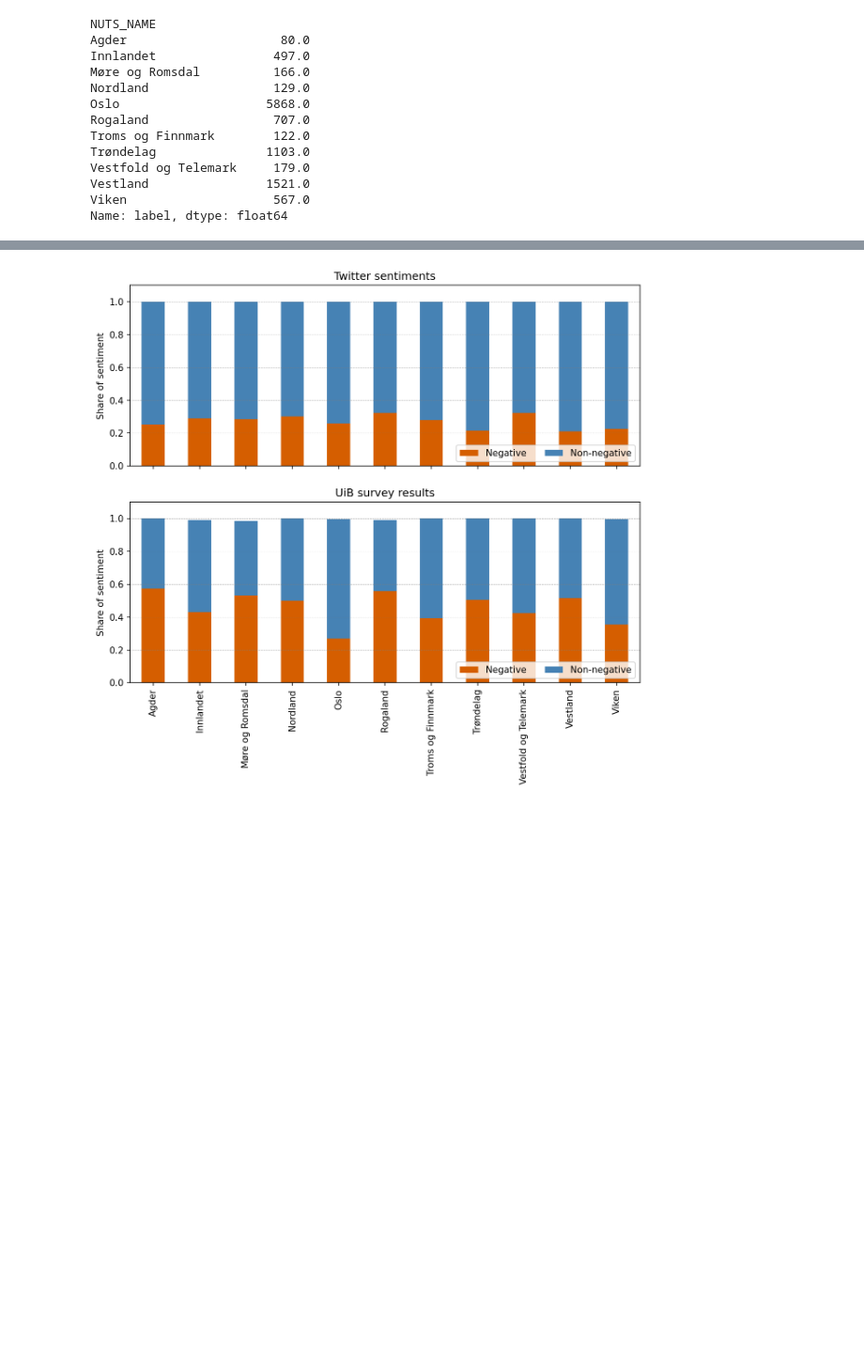
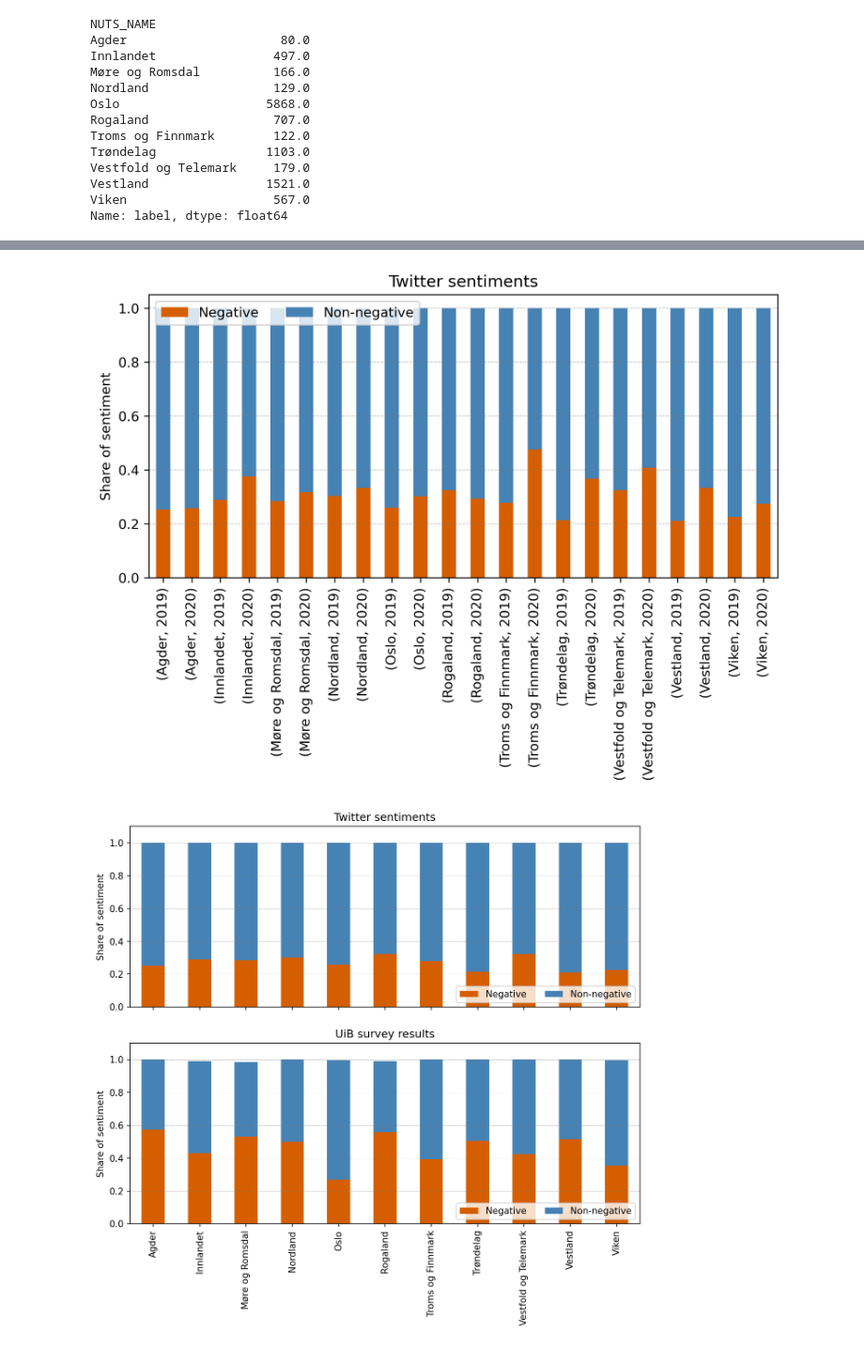
Before and after one commit to OskarVagero/sentiment-analysis-we, a Jupyter notebook: python_scripts/proj_twitt_sentiment/comparative_temporal.ipynb, the cells around one changed output, grey strips where cells are left out. Shown at 94% size. Cells and saved outputs as stored; diff of their text form; code cells hidden in the pictures; blank space fills up the shorter version.

Commit message:
Added regional analysis for 2019 and 2020 from Twitter

```diff
--- a/python_scripts/proj_twitt_sentiment/comparative_temporal.ipynb
+++ b/python_scripts/proj_twitt_sentiment/comparative_temporal.ipynb
@@ -394,0 +433,3 @@ df_twitter_2019 = gdf_twitter_with_county.loc[gdf_twitter_with_county['created_a
+# %%
+df_twitter_2019 = df_twitter_2019.assign(year = 2019)
+df_twitter_2020 = df_twitter_2020.assign(year = 2020)
@@ -395,3 +466,25 @@ df_twitter_2019 = gdf_twitter_with_county.loc[gdf_twitter_with_county['created_a
+# %%
+df_twitter_2019_2020 = df_twitter_2019.append(df_twitter_2020)
+# %%
+fig, ax = plt.subplots(figsize=(2*3.54,1.5*3.54), dpi=300,layout="constrained")
+
+df_twitter_2019_2020.reset_index().set_index(['NUTS_NAME','year']).sort_index().plot.bar(
+    ax=ax,
+    y = ['share_negative','share_non_negative',],
+    stacked=True,
+    ylim=[0,1.05],
+    color = ['#D55E00','steelblue']
+)
+
+plt.legend(['Negative','Non-negative',],loc='upper left',
+          ncol=2)
+plt.title('Twitter sentiments')
+plt.xlabel("")
+plt.ylabel('Share of sentiment')
+plt.grid(axis='y',color='grey', linestyle='--', linewidth=0.5, alpha = 0.5)
+plt.savefig('figures/spatio_temporal_1920_twitter.pdf',bbox_inches='tight')
+# %% [output]
+[figure, added]
 # %%
 fig = plt.figure(
     constrained_layout=False,
```
Also changed, not shown: parts of 5 cells of this notebook.
